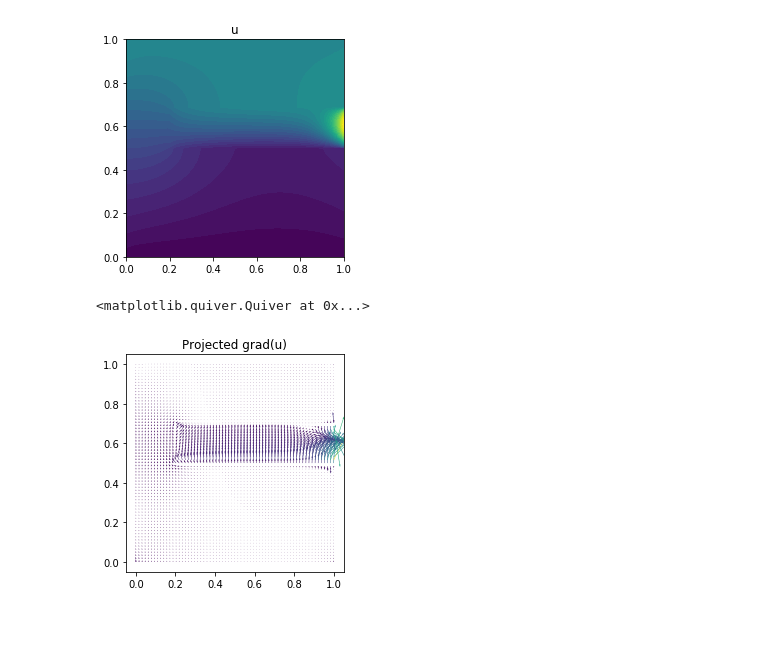
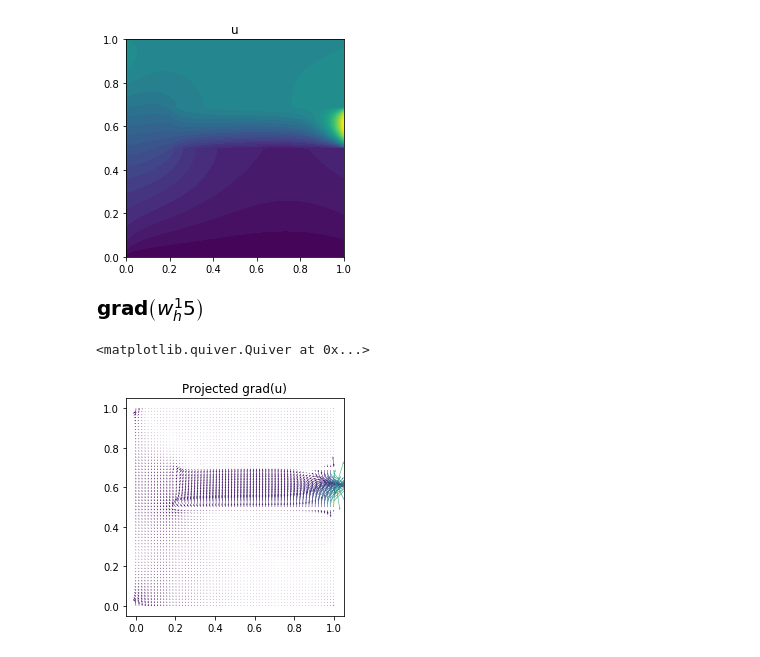
Before and after one commit to iitrabhi/GSoC2019, a Jupyter notebook: Notebooks/2018.1.0/22. Poisson equation with multiple subdomains.ipynb, the cells around one changed output. Cells and saved outputs as stored; diff of their text form; code cells hidden in the pictures; blank space fills up the shorter version.

```diff
--- a/Notebooks/2018.1.0/22. Poisson equation with multiple subdomains.ipynb
+++ b/Notebooks/2018.1.0/22. Poisson equation with multiple subdomains.ipynb
@@ -140,8 +117,13 @@ plot(u, title="u")
 # %% [output]
 <matplotlib.tri.tricontour.TriContourSet at 0x...>
 [figure]
+# %%
+gu=grad(u)
+gu
+# %% [output]
+[figure, added]
 # %%
-plot(grad(u), title="Projected grad(u)")
+plot(gu, title="Projected grad(u)")
 # %% [output]
 <matplotlib.quiver.Quiver at 0x...>
-[figure, old version]
+[figure, new version]
```
Also changed, not shown: parts of 10 cells of this notebook, 1 other file.
